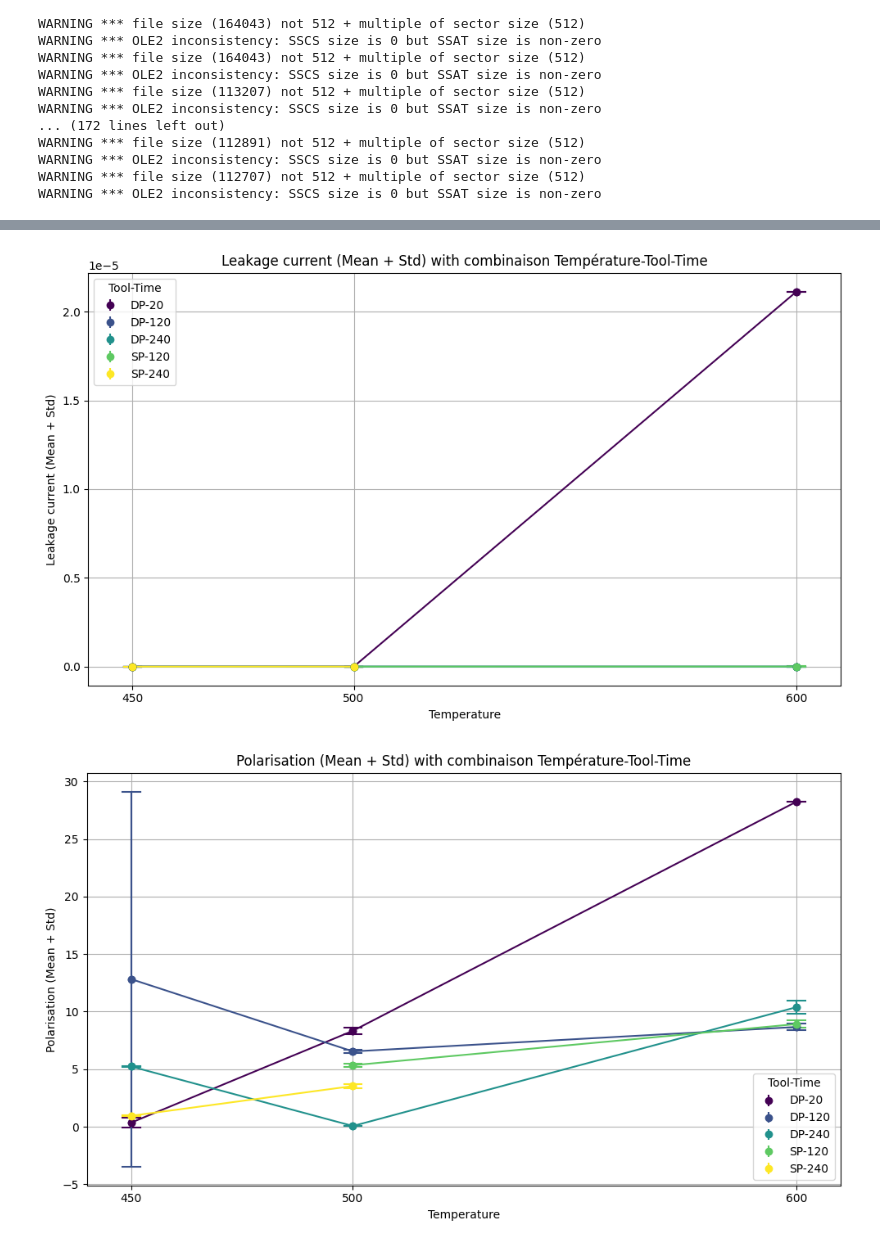
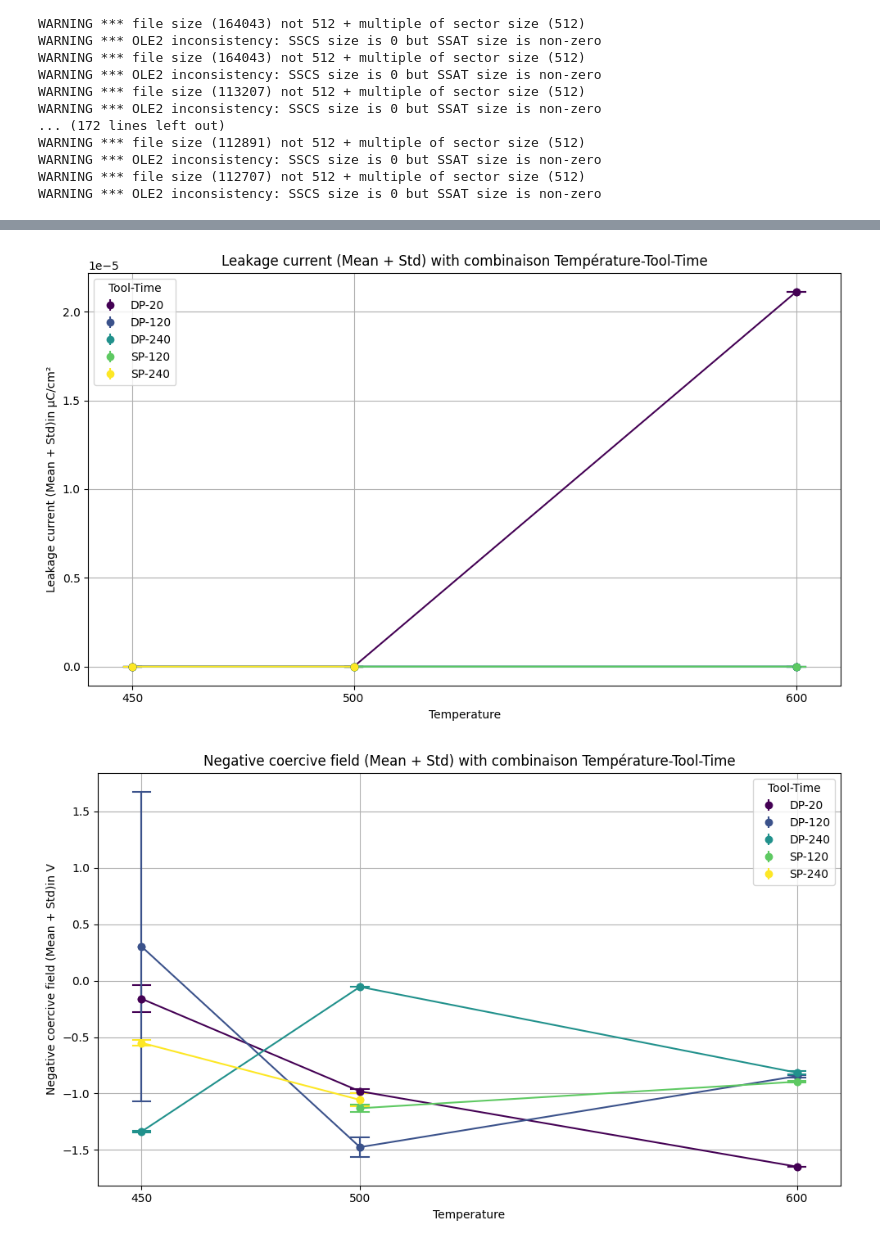
Before and after one commit to Oceane1104/Semester-project, a Jupyter notebook: Test_final_version.ipynb, the cells around one changed output, grey strips where cells are left out. Saved outputs shown, nothing was run; the diff lists cells and outputs as text; code cells hidden in the pictures.

Commit message:
make_dataset with result Pol, Leak and Coe

```diff
--- a/Test_final_version.ipynb
+++ b/Test_final_version.ipynb
@@ -73,11 +73,13 @@ class Chip:
         self.time = time
 
 class Result:
-    def __init__(self, res_leak, res_pol, tool=None, temp=None, time=None, name=None):
+    def __init__(self, res_leak, res_pol, res_co, tool=None, temp=None, time=None, name=None):
         self.res_leak = []  # Initialisez une liste vide pour res_leak
         self.res_pol = []   # Initialisez une liste vide pour res_pol
+        self.res_co = []
         self.res_leak.append(res_leak)  # Ajoutez res_leak à la liste res_leak
         self.res_pol.append(res_pol)    # Ajoutez res_pol à la liste res_pol
+        self.res_co.append(res_co)
         self.tool = tool
         self.temp = temp
         self.time = time
@@ -264,12 +313,15 @@ for temp in temperature:
             list_pol = [chip for chip in inter_list if chip.experience == "P-V 4V_1#1"]
             compute_leakage = []
             compute_Polarisation = []
+            comput_coercive_field = []
             if len(list_leak) > 0 and len(list_pol) > 0:
                 for chip in list_leak:
                     compute_leakage.append(Leakage_current(chip)[0])
                 for chip in list_pol:
-                    compute_Polarisation.append(Polarisation(chip)[0])
-                result_inter = Result(res_leak = compute_leakage, res_pol = compute_Polarisation, tool = to, temp = temp, time = t, name = chip.name)
+                    #compute_Polarisation.append(Polarisation(chip)[0])
+                    compute_Polarisation.append(Coercive(chip)[0])
+                    comput_coercive_field.append(Coercive(chip)[1])
+                result_inter = Result(res_leak = compute_leakage, res_pol = compute_Polarisation, res_co = comput_coercive_field, tool = to, temp = temp, time = t, name = chip.name)
                 result_final.append(result_inter)
 
 for i in result_final:
@@ -296,5 +348,5 @@ for i in result_final:
 # %%
-list_wanted = ["res_leak", "res_pol"]
+list_wanted = ["res_leak", "res_pol", "res_co"]
 temper = ["600", "500", "450"]
 tool = ["DP", "SP"]
 time = ["20", "120", "240"]
@@ -302,8 +354,15 @@ time = ["20", "120", "240"]
 for want in list_wanted:
     if want == "res_leak":
         text = "Leakage current"
+        unity = "μC/cm²"
     if want == "res_pol":
-        text = "Polarisation"
+        #text = "Polarisation"
+        #unity = "A"
+        text = "Negative coercive field"
+        unity = "V"
+    if want == "res_co":
+        text = "Positive coercive field"
+        unity = "V"
     need_data = stockage_data(result_final, want)
 
     # Couleurs à utiliser pour chaque combinaison température/tool/time
@@ -341,33 +400,33 @@ for want in list_wanted:
             lines_data[(tool, time)] = {'temperature': [], 'mean': [], 'color': color}  # Ajouter la couleur
         lines_data[(tool, time)]['temperature'].extend(temperature)
         lines_data[(tool, time)]['mean'].extend(mean)
 
     # Tracer les lignes reliant les points de même type d'expérience
     for data in lines_data.values():
         temperature = data['temperature']
         mean = data['mean']
         color = data['color']  # Récupérer la couleur
         plt.plot(temperature, mean, marker='o', linestyle='-', color=color)
 
     # Configuration de l'axe x
     # Convertir les valeurs de la liste temperature en entiers
     temperature_int = [int(temp) for temp in temper]
     plt.xticks(temperature_int)
     plt.xlabel('Temperature')
     plt.xlim(min(temperature_int) - 10, max(temperature_int) + 10)    # Limite de l'axe x pour être plus centré et inclure les températures 450 et 600
 
     # Configuration de l'axe y
-    plt.ylabel(f'{text} (Mean + Std)')
+    plt.ylabel(f'{text} (Mean + Std)in {unity}')
 
     # Ajout de la légende
     plt.legend(title='Tool-Time')
 
     # Affichage du graphique
     plt.title(f'{text} (Mean + Std) with combinaison Température-Tool-Time')
     plt.grid(True)
     plt.tight_layout()  # Pour améliorer l'espacement des éléments du plot
     plt.savefig(os.path.join(output_folder, f"{text}_all.png"))
     plt.show()
 # %% [output]
-[figure, old version]
+[figure, new version]
-[figure, old version]
+[figure, new version]
```
Also changed, not shown: parts of 3 cells of this notebook, 2 other files.
